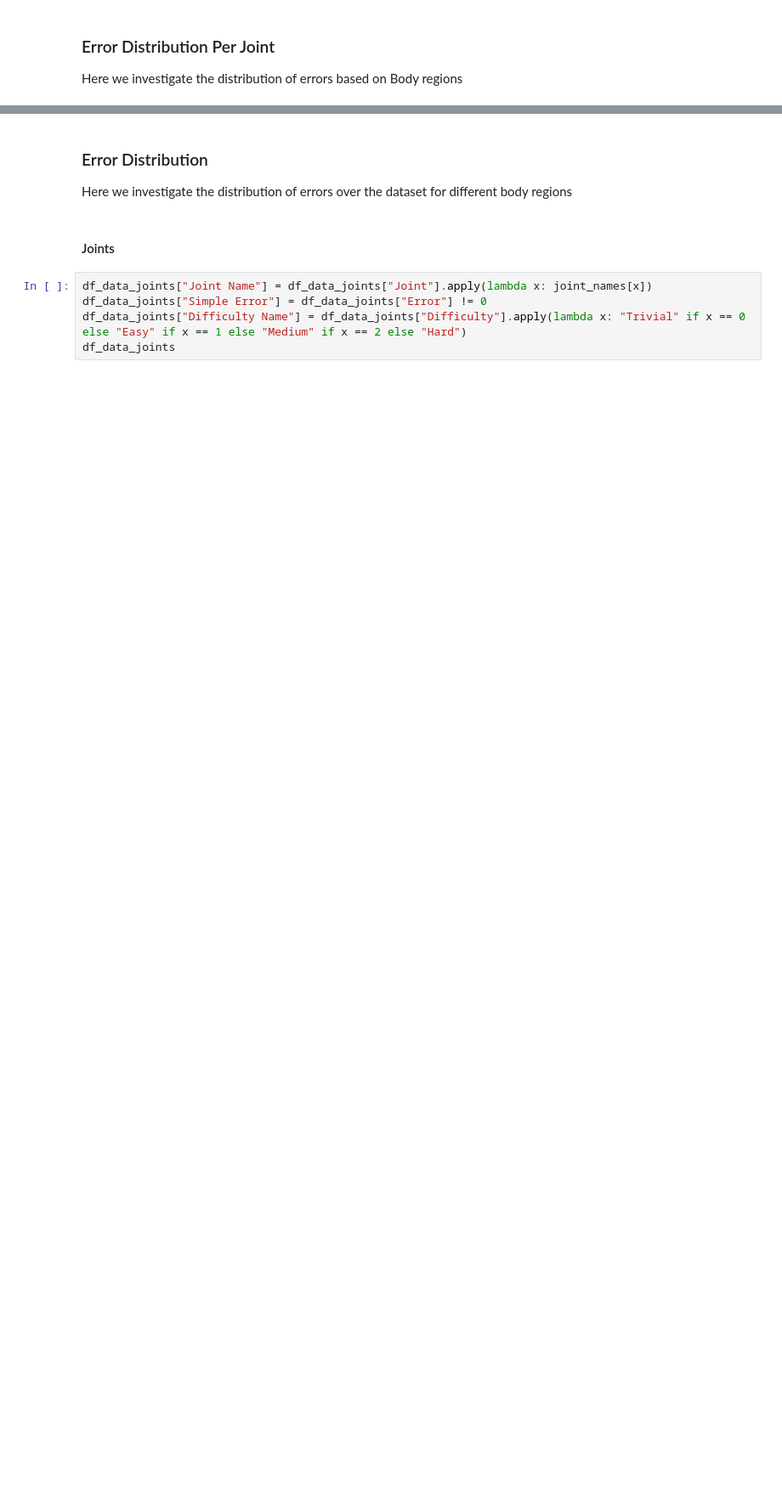
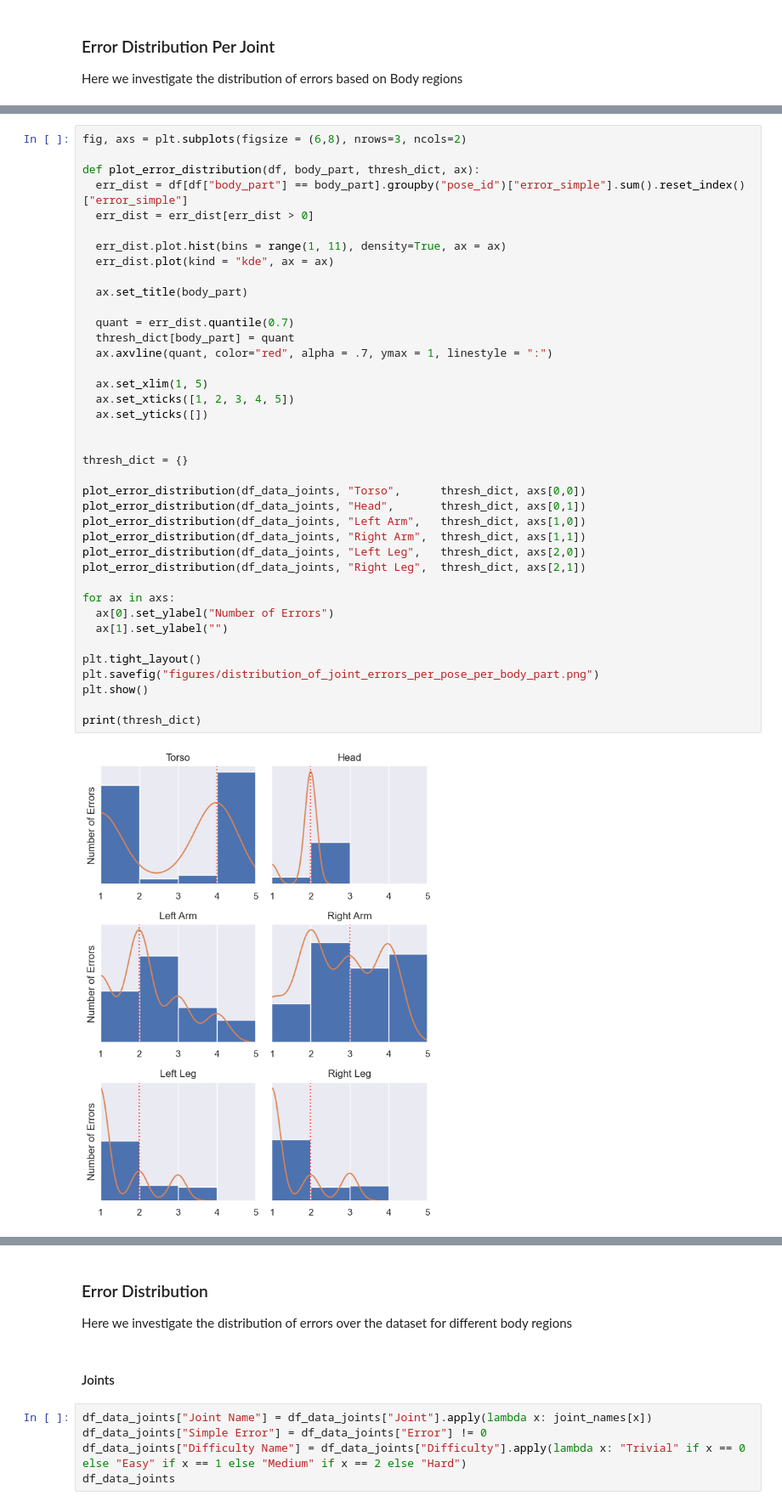
Before and after one commit to LeonardoPohl/FESD, a Jupyter notebook: FESDModel/FESDModel.ipynb, the cells around one changed output, grey strips where cells are left out. Shown at 85% size. Saved outputs shown, nothing was run; the diff lists cells and outputs as text; blank space fills up the shorter version.

```diff
--- a/FESDModel/FESDModel.ipynb
+++ b/FESDModel/FESDModel.ipynb
@@ -327,0 +299,41 @@ plt.show()
+# %%
+fig, axs = plt.subplots(figsize = (6,8), nrows=3, ncols=2)
+
+def plot_error_distribution(df, body_part, thresh_dict, ax):
+  err_dist = df[df["body_part"] == body_part].groupby("pose_id")["error_simple"].sum().reset_index()["error_simple"]
+  err_dist = err_dist[err_dist > 0]
+
+  err_dist.plot.hist(bins = range(1, 11), density=True, ax = ax)
+  err_dist.plot(kind = "kde", ax = ax)
+
+  ax.set_title(body_part)
+
+  quant = err_dist.quantile(0.7)
+  thresh_dict[body_part] = quant
+  ax.axvline(quant, color="red", alpha = .7, ymax = 1, linestyle = ":")
+
+  ax.set_xlim(1, 5)
+  ax.set_xticks([1, 2, 3, 4, 5])
+  ax.set_yticks([])
+
+
+thresh_dict = {}
+
+plot_error_distribution(df_data_joints, "Torso",      thresh_dict, axs[0,0])
+plot_error_distribution(df_data_joints, "Head",       thresh_dict, axs[0,1])
+plot_error_distribution(df_data_joints, "Left Arm",   thresh_dict, axs[1,0])
+plot_error_distribution(df_data_joints, "Right Arm",  thresh_dict, axs[1,1])
+plot_error_distribution(df_data_joints, "Left Leg",   thresh_dict, axs[2,0])
+plot_error_distribution(df_data_joints, "Right Leg",  thresh_dict, axs[2,1])
+
+for ax in axs:
+  ax[0].set_ylabel("Number of Errors")
+  ax[1].set_ylabel("")
+
+plt.tight_layout()
+plt.savefig("figures/distribution_of_joint_errors_per_pose_per_body_part.png")
+plt.show()
+
+print(thresh_dict)
+# %% [output]
+[figure, added]
```
Also changed, not shown: parts of 41 cells of this notebook, 14 other files.
